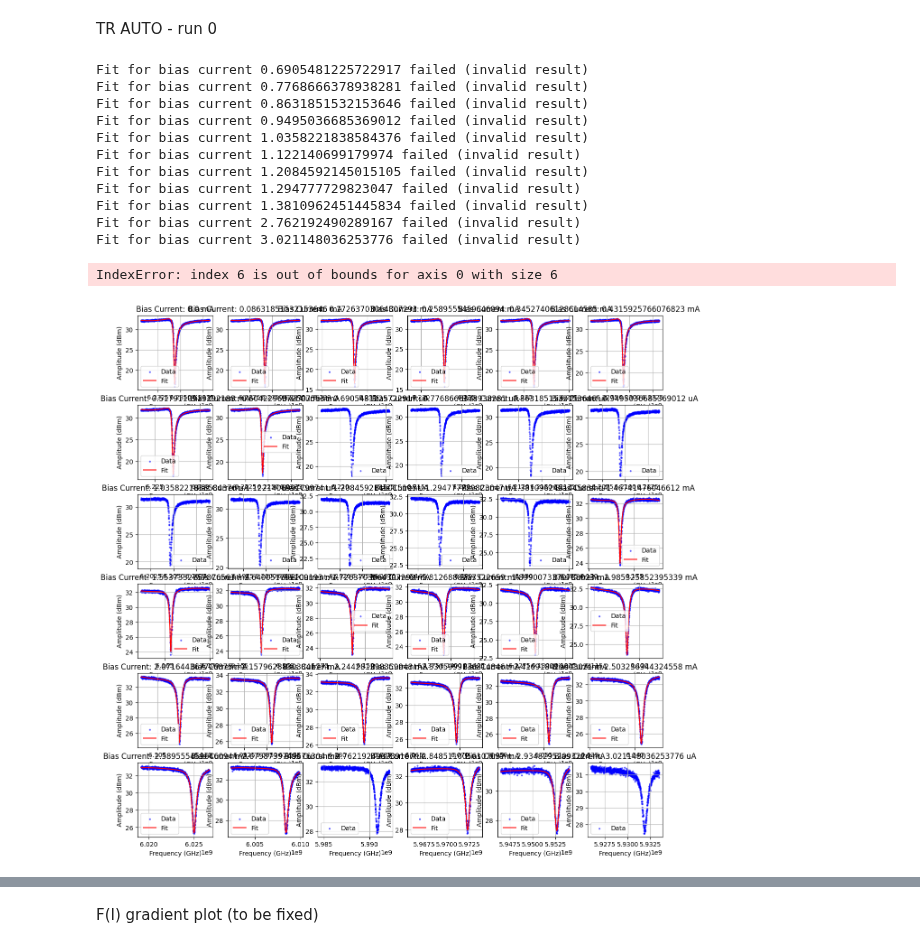
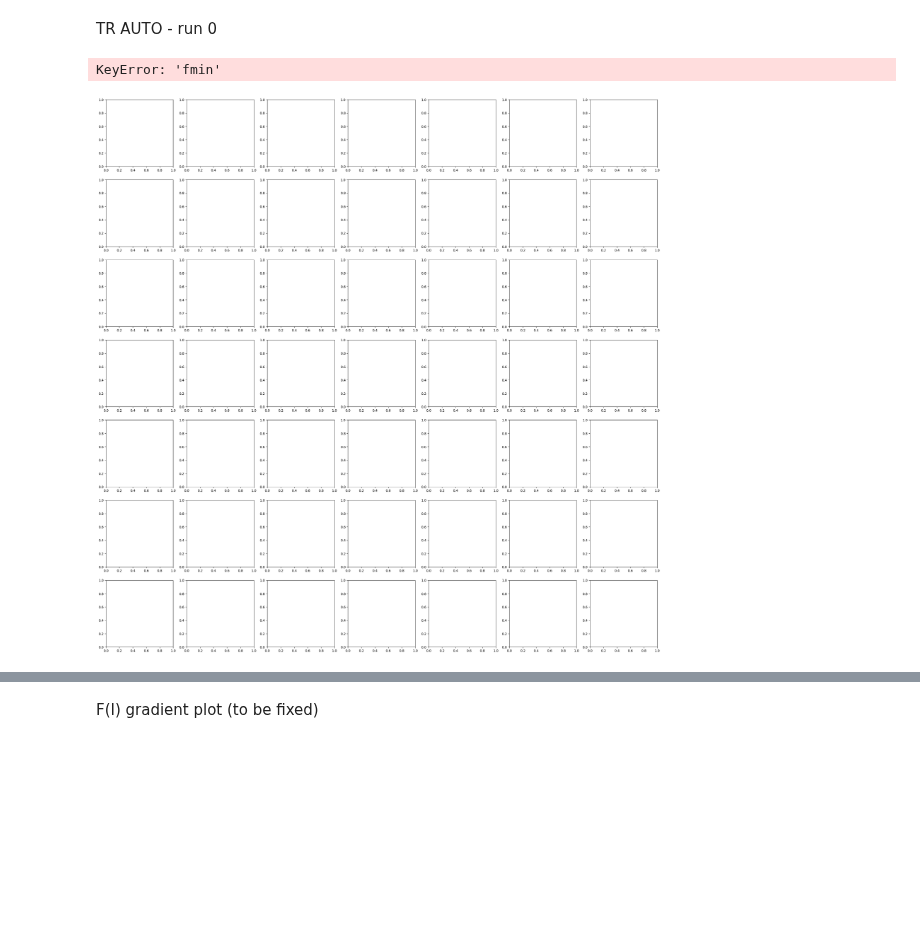
Before and after one commit to biqute/QTLab2425, a Jupyter notebook: IRdetection/Analysis/TRauto_charachterization.ipynb, the cells around one changed output, grey strips where cells are left out. Cells and saved outputs as stored; diff of their text form; code cells hidden in the pictures; blank space fills up the shorter version.

```diff
--- a/IRdetection/Analysis/TRauto_charachterization.ipynb
+++ b/IRdetection/Analysis/TRauto_charachterization.ipynb
@@ -37,14 +37,22 @@ peak_data_dict, _ = read_peaks_data_2('../Experiments/TRswipeAuto/run-0/data/tr_
 
 resonance_frequneces = []
 bias_currents = []
+Qt = []
+Qc = []
 
-nof_peaks = len(peak_data_dict)
-fig, ax = plt.subplots(int(np.sqrt(nof_peaks)), int(np.sqrt(nof_peaks)), figsize=(15, 15))
+nof_peaks = len(peak_data_dict) - 4 # Exclude the last 4 peaks (assumed to be non-resonance peaks)
+# Calculate grid size to accommodate all peaks
+grid_size = int(np.ceil(np.sqrt(nof_peaks)))
+fig, ax = plt.subplots(grid_size, grid_size, figsize=(30, 30))
 row_iter = 0
 col_iter = 0
 
+for i, (bias_current, peak_data) in enumerate(peak_data_dict.items()):
 
-for bias_current, peak_data in peak_data_dict.items():
+    # Break the cycle for the last 4 values of current:
+    if i >= nof_peaks:
+        break
+
     f = peak_data[0]
     I = peak_data[1]
     Q = peak_data[2]
@@ -85,49 +93,47 @@ for bias_current, peak_data in peak_data_dict.items():
             ax[row_iter, col_iter].scatter(peak_data[:, 0], peak_data[:, 1], label='Data', color='blue', alpha=0.5, s=4)
             ax[row_iter, col_iter].plot(peak_data[:, 0], model(peak_data[:, 0], *fitted_params.values()), label='Fit', color='red')
             # add labels, title and legend
             ax[row_iter, col_iter].set_xlabel('Frequency (GHz)')
             ax[row_iter, col_iter].set_ylabel('Amplitude (dBm)')
-            ax[row_iter, col_iter].set_title(f'Bias Current: {bias_current} mA')
+            ax[row_iter, col_iter].set_title(f'{round(bias_current, 3)} mA')
             ax[row_iter, col_iter].legend()
             ax[row_iter, col_iter].grid()
+
+            Qt.append(fitted_params['Qt'])
+            Qc.append(fitted_params['Qc'])
     else:
         print(f"Fit for bias current {bias_current} failed (invalid result)")
         # For now we take the fmin as the resonance frequency
         resonance_frequency = searcher.params['fmin']
         resonance_frequneces.append(resonance_frequency)
         bias_currents.append(bias_current)
         # Plot anyway the data
         ax[row_iter, col_iter].scatter(peak_data[:, 0], peak_data[:, 1], label='Data', color='blue', alpha=0.5, s=4)
         # add labels, title and legend
         ax[row_iter, col_iter].set_xlabel('Frequency (GHz)')
         ax[row_iter, col_iter].set_ylabel('Amplitude (dBm)')
-        ax[row_iter, col_iter].set_title(f'Bias Current: {bias_current} uA')
+        ax[row_iter, col_iter].set_title(f'{round(bias_current, 3)} mA')
         ax[row_iter, col_iter].legend()
         ax[row_iter, col_iter].grid()
 
     # update iterators
     col_iter += 1
-    if col_iter >= int(np.sqrt(nof_peaks)):
+    if col_iter >= grid_size:
         col_iter = 0
         row_iter += 1
 
 
+
+# Hide unused subplots
+total_plots = row_iter * grid_size + col_iter
+for i in range(total_plots, grid_size * grid_size):
+    ax.flat[i].set_visible(False)
+
 plt.tight_layout()
 plt.show()
 # %% [output]
-Fit for bias current 0.6905481225722917 failed (invalid result)
-Fit for bias current 0.7768666378938281 failed (invalid result)
-Fit for bias current 0.8631851532153646 failed (invalid result)
-Fit for bias current 0.9495036685369012 failed (invalid result)
-Fit for bias current 1.0358221838584376 failed (invalid result)
-Fit for bias current 1.122140699179974 failed (invalid result)
-Fit for bias current 1.2084592145015105 failed (invalid result)
-Fit for bias current 1.294777729823047 failed (invalid result)
-Fit for bias current 1.3810962451445834 failed (invalid result)
-Fit for bias current 2.762192490289167 failed (invalid result)
-Fit for bias current 3.021148036253776 failed (invalid result)
+KeyError: 'fmin'
-IndexError: index 6 is out of bounds for axis 0 with size 6
-[figure, old version]
+[figure, new version]
 # %%
 # Renormalize the resonance frequencies with respect to the frequency at 0 bias current
 resonance_frequneces_normalized = np.array(resonance_frequneces)
```
Also changed, not shown: parts of 3 cells of this notebook, 4 other files.
